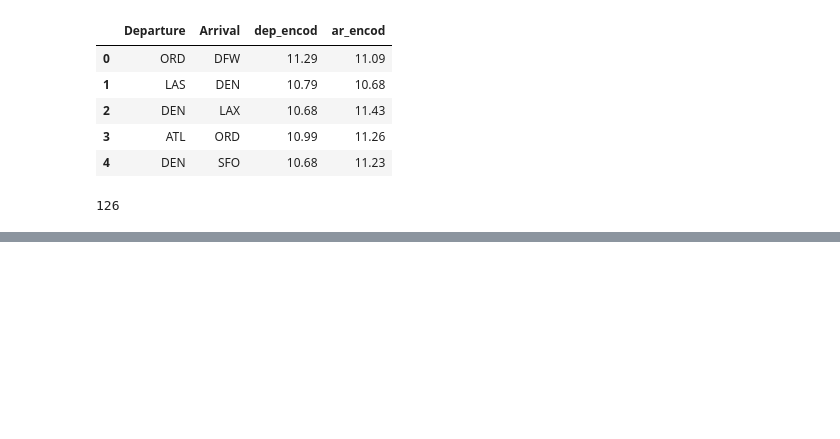
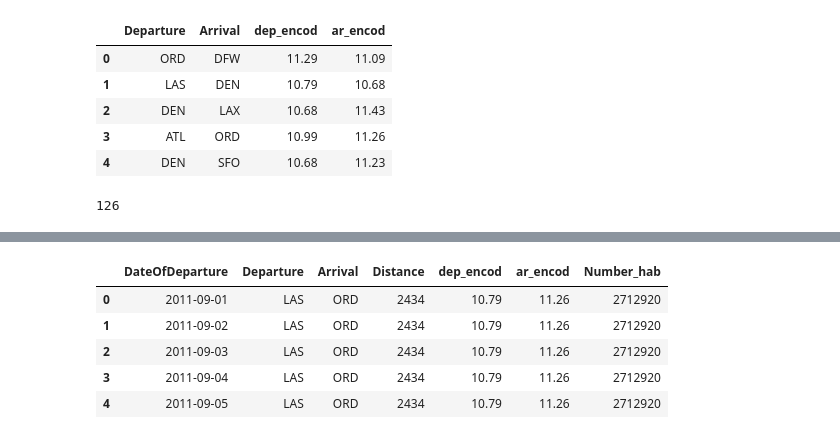
Before and after one commit to AdrienToulouse/Predicting_air_traffic, a Jupyter notebook: External_data.ipynb, the cells around one changed output, grey strips where cells are left out. Cells and saved outputs as stored; diff of their text form; code cells hidden in the pictures; blank space fills up the shorter version.

```diff
--- a/External_data.ipynb
+++ b/External_data.ipynb
@@ -372,0 +373,9 @@ full_dataset.iloc[:,2].count()
+# %%
+X_ext_light.head()
+# %% [output]
+|  | DateOfDeparture | Departure | Arrival | Distance | dep_encod | ar_encod | Number_hab |
+| 0 | 2011-09-01 | LAS | ORD | 2434 | 10.79 | 11.26 | 2712920 |
+| 1 | 2011-09-02 | LAS | ORD | 2434 | 10.79 | 11.26 | 2712920 |
+| 2 | 2011-09-03 | LAS | ORD | 2434 | 10.79 | 11.26 | 2712920 |
+| 3 | 2011-09-04 | LAS | ORD | 2434 | 10.79 | 11.26 | 2712920 |
+| 4 | 2011-09-05 | LAS | ORD | 2434 | 10.79 | 11.26 | 2712920 |
```
Also changed, not shown: parts of 4 cells of this notebook, 6 other files.
